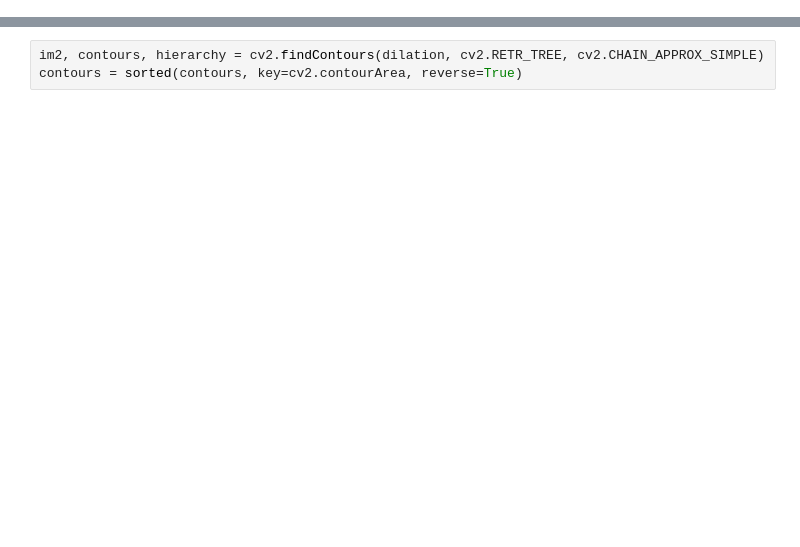
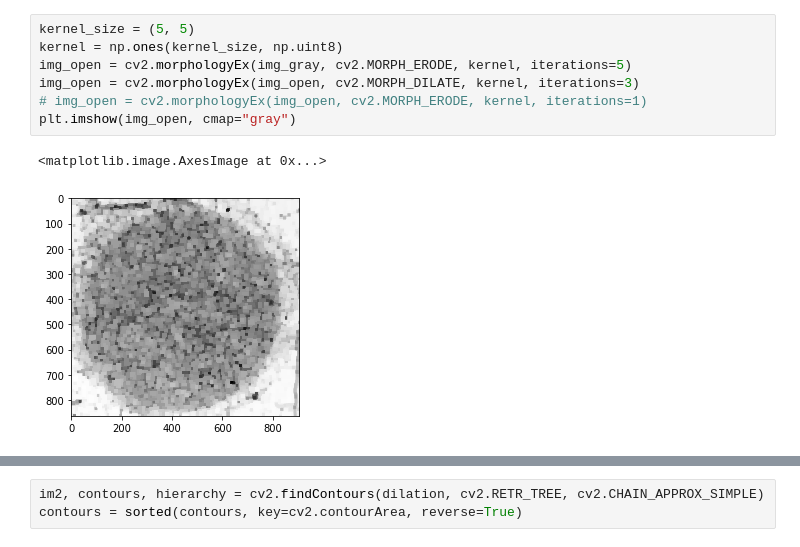
Before and after one commit to liyu10000/tct, a Jupyter notebook: train_c1/roi_extract/WSI_ROI.ipynb, the cells around one changed output, grey strips where cells are left out. Cells and saved outputs as stored; diff of their text form; blank space fills up the shorter version.

```diff
--- a/train_c1/roi_extract/WSI_ROI.ipynb
+++ b/train_c1/roi_extract/WSI_ROI.ipynb
@@ -31,0 +30,10 @@ plt.imshow(source, cmap="gray")
+# %%
+kernel_size = (5, 5)
+kernel = np.ones(kernel_size, np.uint8)
+img_open = cv2.morphologyEx(img_gray, cv2.MORPH_ERODE, kernel, iterations=5)
+img_open = cv2.morphologyEx(img_open, cv2.MORPH_DILATE, kernel, iterations=3)
+# img_open = cv2.morphologyEx(img_open, cv2.MORPH_ERODE, kernel, iterations=1)
+plt.imshow(img_open, cmap="gray")
+# %% [output]
+<matplotlib.image.AxesImage at 0x...>
+[figure, added]
```
Also changed, not shown: parts of 29 cells of this notebook, 24 other files.
